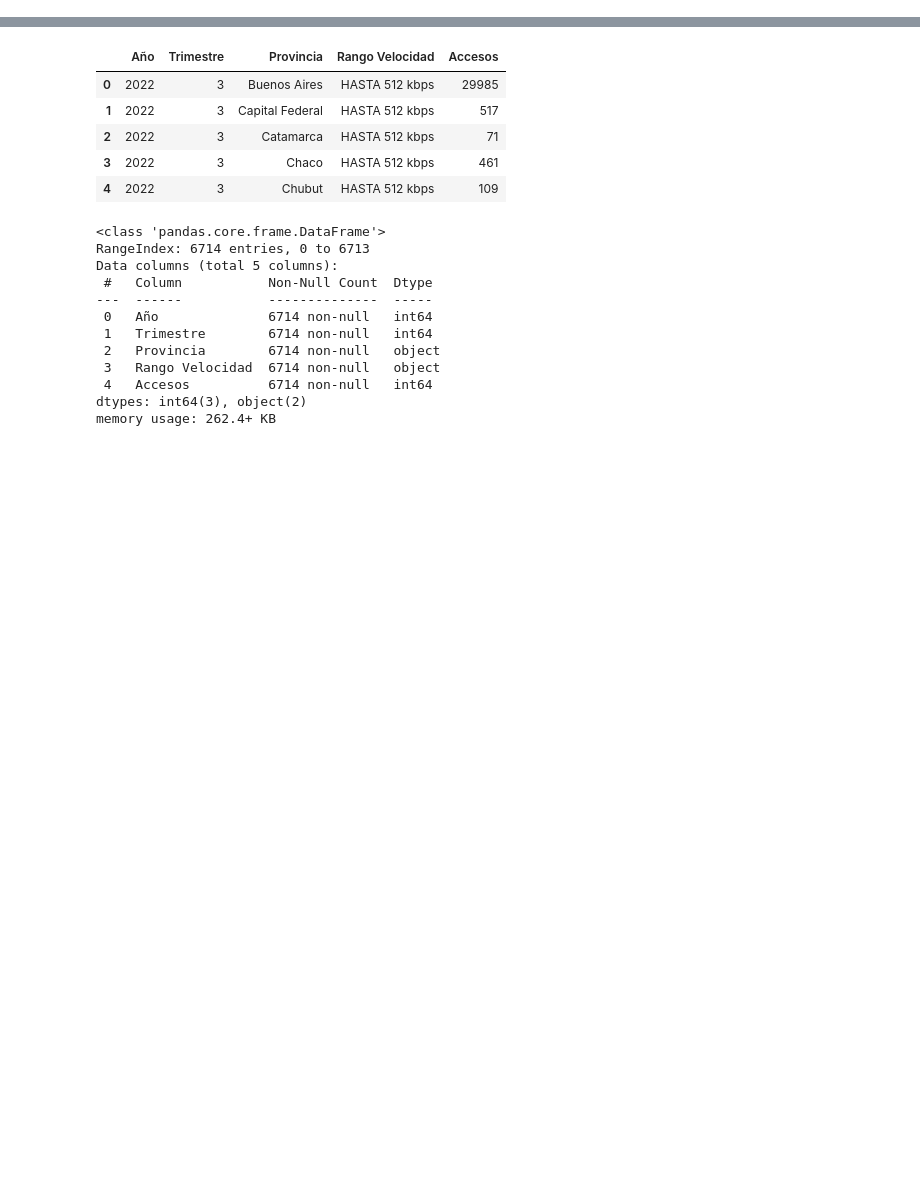
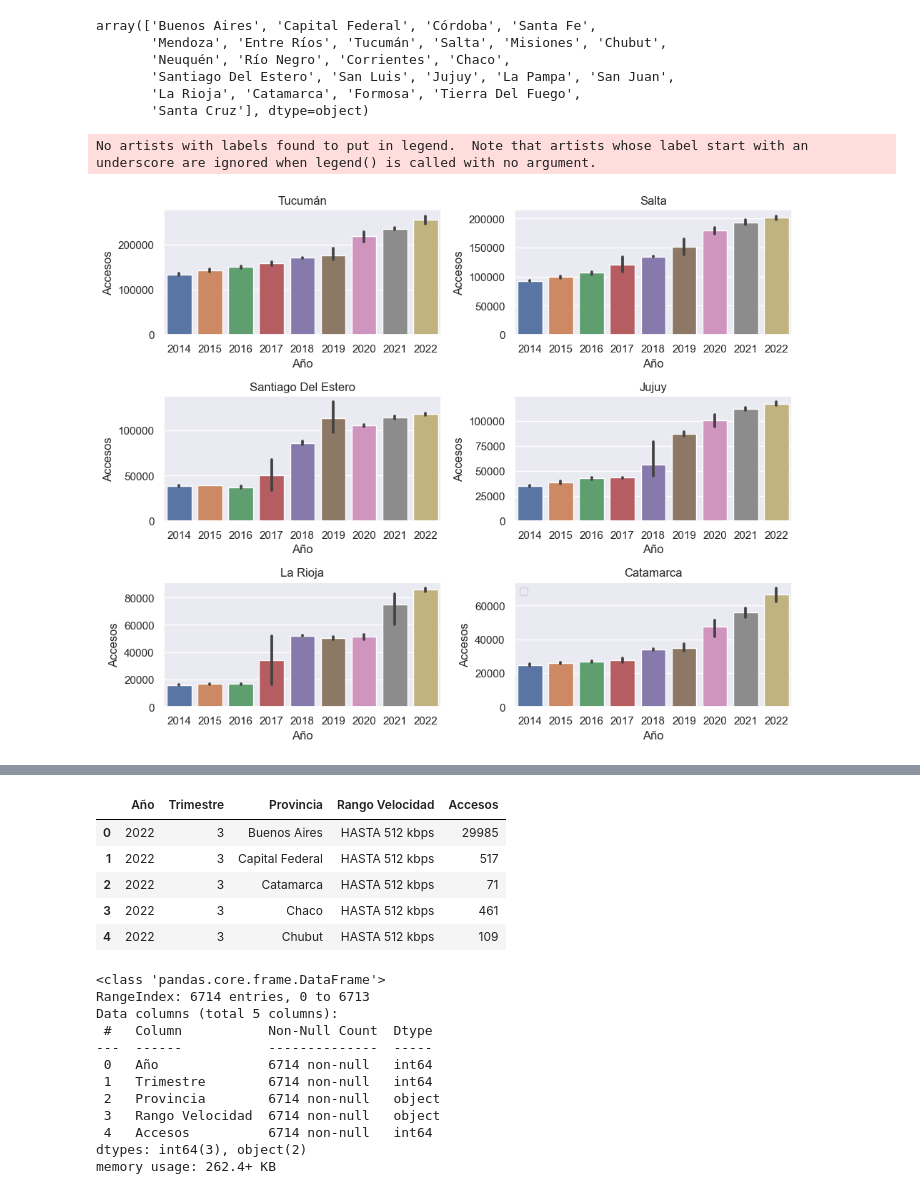
Before and after one commit to cristhianc001/Argentinian-Internet-Usage, a Jupyter notebook: notebooks/3. Exploratory_Data_Analysis.ipynb, the cells around one changed output, grey strips where cells are left out. Drawn from its saved outputs; the diff is of its cells as text; code cells hidden in the pictures; blank space fills up the shorter version.

```diff
--- a/notebooks/3. Exploratory_Data_Analysis.ipynb
+++ b/notebooks/3. Exploratory_Data_Analysis.ipynb
@@ -96,0 +66,3 @@ plt.show()
+# %%
+regional_accesos = rango_velocidad_regional_unpivot.groupby(["Provincia", "Año", "Trimestre"])['Accesos'].sum().reset_index().sort_values(by="Accesos", ascending=False)
+regional_accesos.head()
@@ -96,0 +76,44 @@ plt.show()
+# %%
+regional_accesos["Provincia"].unique()
+# %% [output]
+array(['Buenos Aires', 'Capital Federal', 'Córdoba', 'Santa Fe',
+       'Mendoza', 'Entre Ríos', 'Tucumán', 'Salta', 'Misiones', 'Chubut',
+       'Neuquén', 'Río Negro', 'Corrientes', 'Chaco',
+       'Santiago Del Estero', 'San Luis', 'Jujuy', 'La Pampa', 'San Juan',
+       'La Rioja', 'Catamarca', 'Formosa', 'Tierra Del Fuego',
+       'Santa Cruz'], dtype=object)
+# %%
+noa = ['Tucumán', 'Salta', 'Santiago Del Estero', 'Jujuy', 'La Rioja', 'Catamarca']
+nea = ['Corrientes', 'Chaco', 'Misiones', 'Formosa']
+central = ['Buenos Aires', 'Capital Federal', 'Córdoba', 'Santa Fe', 'Entre Ríos']
+cuyo = ['Mendoza', 'San Luis', 'San Juan']
+patagonia = ['Chubut','Neuquén', 'Río Negro', 'Tierra Del Fuego','Santa Cruz', 'La Pampa']
+# %%
+df_filtrado = regional_accesos[regional_accesos['Provincia'].isin(noa)]
+
+# Configurar los subplots en función de la cantidad de provincias
+num_provincias = len(noa)
+num_columnas = 2
+num_filas = int((num_provincias + 1) / num_columnas)  # Redondear hacia arriba
+
+
+# Crear los subplots
+fig, axes = plt.subplots(num_filas, num_columnas, figsize=(10, 8))
+axes = axes.flatten()
+
+# Iterar sobre las provincias y crear los gráficos de líneas en los subplots
+for i, provincia in enumerate(noa):
+    ax = axes[i]
+    data_provincia = df_filtrado[df_filtrado['Provincia'] == provincia]
+    sns.barplot(data=data_provincia, x="Año", y="Accesos", ax=ax)
+    ax.set_title(provincia)
+
+# Ajustar la disposición de los subplots y la leyenda
+plt.tight_layout()
+plt.legend(fontsize='small')
+
+# Mostrar los subplots
+plt.show()
+# %% [output]
+No artists with labels found to put in legend.  Note that artists whose label start with an underscore are ignored when legend() is called with no argument.
+[figure, added]
```
Also changed, not shown: parts of 61 cells of this notebook, 7 other files.
